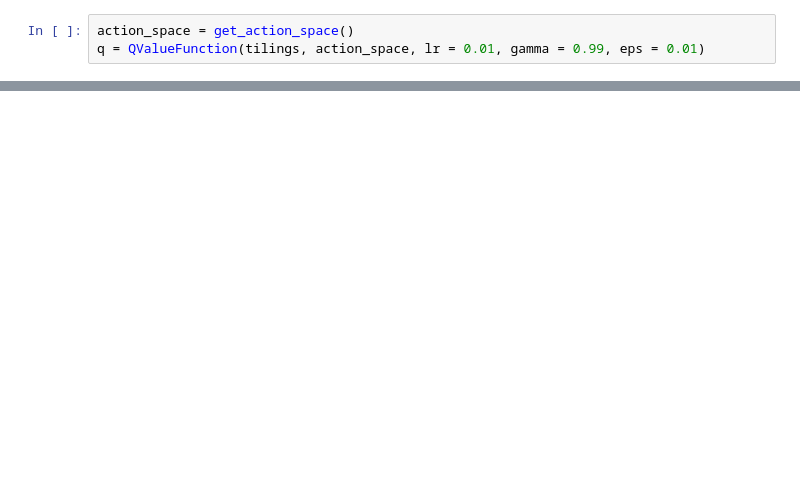
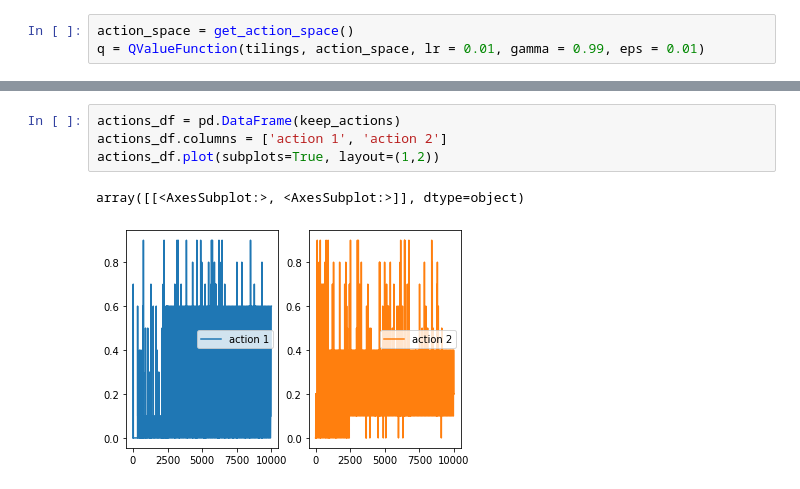
Before and after one commit to JJJerome/mbt_gym, a Jupyter notebook: notebooks/Learning-CJ-with-Qtile.ipynb, the cells around one changed output, grey strips where cells are left out. Saved outputs shown, nothing was run; the diff lists cells and outputs as text; blank space fills up the shorter version.

```diff
--- a/notebooks/Learning-CJ-with-Qtile.ipynb
+++ b/notebooks/Learning-CJ-with-Qtile.ipynb
@@ -94,0 +123,7 @@ plt.plot(rewards.rolling(500).mean())
+# %%
+actions_df = pd.DataFrame(keep_actions)
+actions_df.columns = ['action 1', 'action 2']
+actions_df.plot(subplots=True, layout=(1,2))
+# %% [output]
+array([[<AxesSubplot:>, <AxesSubplot:>]], dtype=object)
+[figure, added]
```
Also changed, not shown: parts of 10 cells of this notebook.
